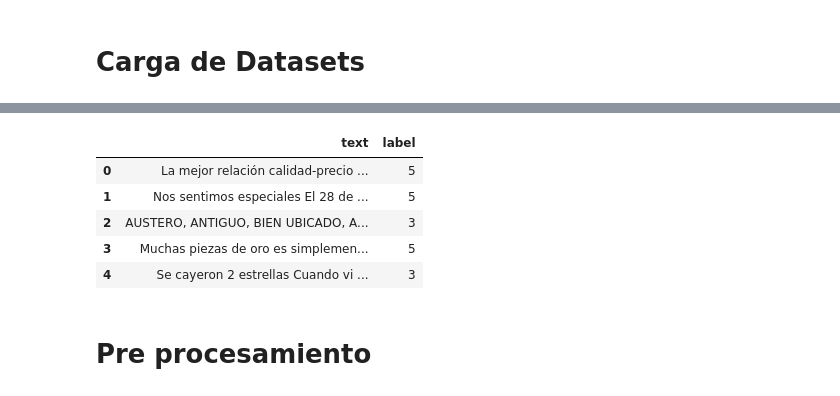
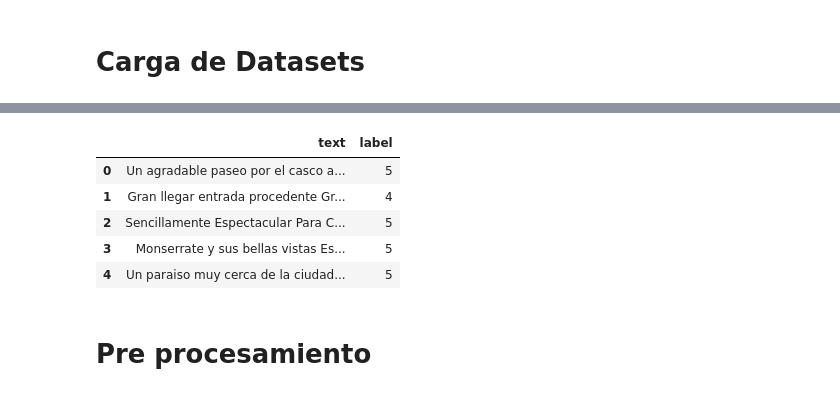
Before and after one commit to andersonjalvarado/P1-SENTIMENT-IA, a Jupyter notebook: Implementacion.ipynb, the cells around one changed output, grey strips where cells are left out. Drawn from its saved outputs; the diff is of its cells as text; code cells hidden in the pictures.

```diff
--- a/Implementacion.ipynb
+++ b/Implementacion.ipynb
@@ -104,16 +104,16 @@ instagram_df.head()
 | 4 | CgX3rATJTXd | Our horrific experience with MONK... | 07/23/2022 | English | Our horrific experience with MONK... | fear | Not Hate | ... |
 # %%
 # cargar dataset parquet en pandas
-parquet_file = pd.read_parquet('Data/train-00000-of-00001-b9bddb52d8219a12.parquet')
+parquet_file = pd.read_parquet('Data/test-00000-of-00001-d161e0d7d20a9b0a.parquet')
 reddit_df = pd.DataFrame(parquet_file)
 reddit_df.head()
 # %% [output]
 |  | text | label |
-| 0 | La mejor relación calidad-precio ... | 5 |
-| 1 | Nos sentimos especiales El 28 de ... | 5 |
-| 2 | AUSTERO, ANTIGUO, BIEN UBICADO, A... | 3 |
-| 3 | Muchas piezas de oro es simplemen... | 5 |
-| 4 | Se cayeron 2 estrellas Cuando vi ... | 3 |
+| 0 | Un agradable paseo por el casco a... | 5 |
+| 1 | Gran llegar entrada procedente Gr... | 4 |
+| 2 | Sencillamente Espectacular Para C... | 5 |
+| 3 | Monserrate y sus bellas vistas Es... | 5 |
+| 4 | Un paraiso muy cerca de la ciudad... | 5 |
 # %% [markdown]
 # Pre procesamiento
 # %% [markdown]
```
Also changed, not shown: parts of 14 cells of this notebook.
